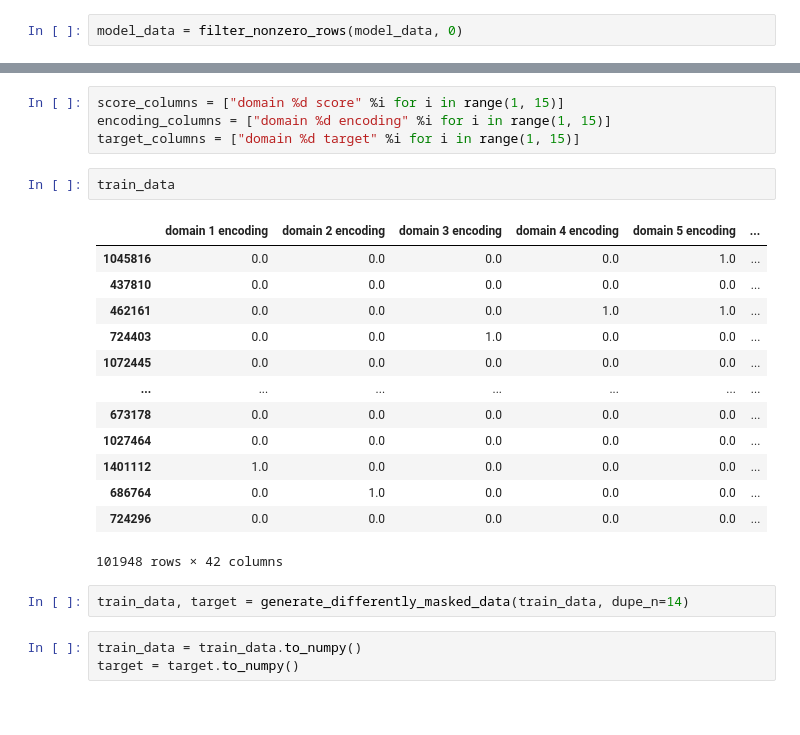
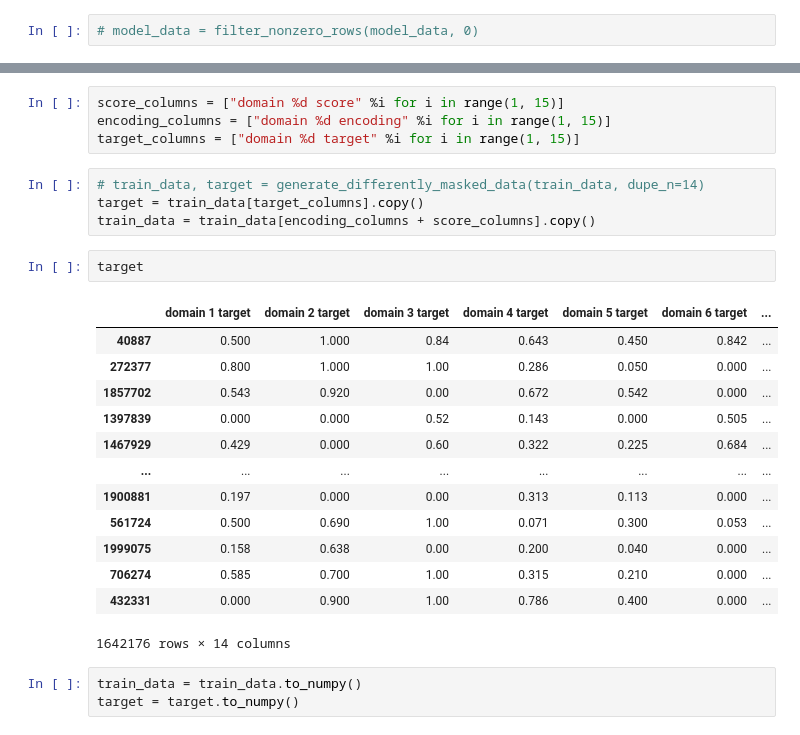
Before and after one commit to twchen88/ct_research, a Jupyter notebook: next_step_prediction.ipynb, the cells around one changed output, grey strips where cells are left out. Drawn from its saved outputs; the diff is of its cells as text.

```diff
--- a/next_step_prediction.ipynb
+++ b/next_step_prediction.ipynb
@@ -91,7 +92,7 @@ def filter_nonzero_rows(df, max_zeros, column_names=["domain %d score" %i for i
     non_zero_rows = df[zeros_count <= max_zeros]
     return non_zero_rows
 # %%
-model_data = filter_nonzero_rows(model_data, 0)
+# model_data = filter_nonzero_rows(model_data, 0)
 # %%
 train_data, test_data = train_test_split(model_data, test_size=0.25)
 # %%
@@ -129,24 +130,26 @@ def generate_differently_masked_data(original_matrix, dupe_n=14):
 score_columns = ["domain %d score" %i for i in range(1, 15)]
 encoding_columns = ["domain %d encoding" %i for i in range(1, 15)]
 target_columns = ["domain %d target" %i for i in range(1, 15)]
-# %%
-train_data
-# %% [output]
-|  | domain 1 encoding | domain 2 encoding | domain 3 encoding | domain 4 encoding | domain 5 encoding | ... |
-| 1045816 | 0.0 | 0.0 | 0.0 | 0.0 | 1.0 | ... |
-| 437810 | 0.0 | 0.0 | 0.0 | 0.0 | 0.0 | ... |
-| 462161 | 0.0 | 0.0 | 0.0 | 1.0 | 1.0 | ... |
-| 724403 | 0.0 | 0.0 | 1.0 | 0.0 | 0.0 | ... |
-| 1072445 | 0.0 | 0.0 | 0.0 | 0.0 | 0.0 | ... |
-| ... | ... | ... | ... | ... | ... | ... |
-| 673178 | 0.0 | 0.0 | 0.0 | 0.0 | 0.0 | ... |
-| 1027464 | 0.0 | 0.0 | 0.0 | 0.0 | 0.0 | ... |
-| 1401112 | 1.0 | 0.0 | 0.0 | 0.0 | 0.0 | ... |
-| 686764 | 0.0 | 1.0 | 0.0 | 0.0 | 0.0 | ... |
-| 724296 | 0.0 | 0.0 | 0.0 | 0.0 | 0.0 | ... |
-101948 rows × 42 columns
 # %%
-train_data, target = generate_differently_masked_data(train_data, dupe_n=14)
+# train_data, target = generate_differently_masked_data(train_data, dupe_n=14)
+target = train_data[target_columns].copy()
+train_data = train_data[encoding_columns + score_columns].copy()
+# %%
+target
+# %% [output]
+|  | domain 1 target | domain 2 target | domain 3 target | domain 4 target | domain 5 target | domain 6 target | ... |
+| 40887 | 0.500 | 1.000 | 0.84 | 0.643 | 0.450 | 0.842 | ... |
+| 272377 | 0.800 | 1.000 | 1.00 | 0.286 | 0.050 | 0.000 | ... |
+| 1857702 | 0.543 | 0.920 | 0.00 | 0.672 | 0.542 | 0.000 | ... |
+| 1397839 | 0.000 | 0.000 | 0.52 | 0.143 | 0.000 | 0.505 | ... |
+| 1467929 | 0.429 | 0.000 | 0.60 | 0.322 | 0.225 | 0.684 | ... |
+| ... | ... | ... | ... | ... | ... | ... | ... |
+| 1900881 | 0.197 | 0.000 | 0.00 | 0.313 | 0.113 | 0.000 | ... |
+| 561724 | 0.500 | 0.690 | 1.00 | 0.071 | 0.300 | 0.053 | ... |
+| 1999075 | 0.158 | 0.638 | 0.00 | 0.200 | 0.040 | 0.000 | ... |
+| 706274 | 0.585 | 0.700 | 1.00 | 0.315 | 0.210 | 0.000 | ... |
+| 432331 | 0.000 | 0.900 | 1.00 | 0.786 | 0.400 | 0.000 | ... |
+1642176 rows × 14 columns
 # %%
 train_data = train_data.to_numpy()
 target = target.to_numpy()
```
Also changed, not shown: parts of 25 cells of this notebook.
